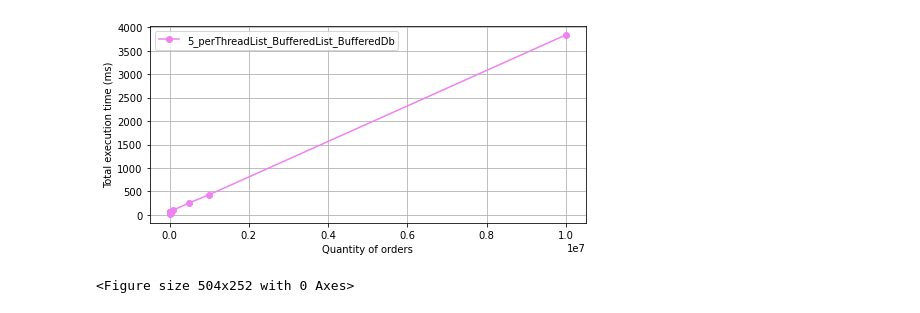
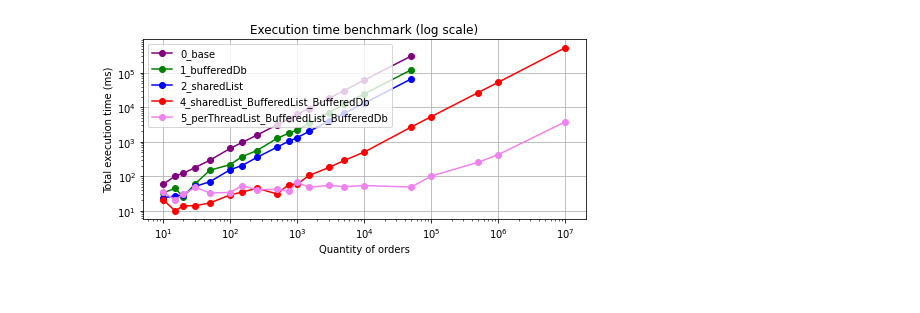
Before and after one commit to simbadSid/creedandbear_test, a Jupyter notebook: resource/plotScript.ipynb, the cells around one changed output. Saved outputs shown, nothing was run; the diff lists cells and outputs as text; code cells hidden in the pictures.

```diff
--- a/resource/plotScript.ipynb
+++ b/resource/plotScript.ipynb
@@ -1,37 +1,45 @@
 # %%
 from matplotlib import pyplot as plt
 
 plt.rcParams["figure.figsize"] = [7.00, 3.50]
 plt.rcParams["figure.autolayout"] = True
 fig = plt.figure()
 
 
 SIZE                                    = [10, 15, 20, 30, 50, 100, 150, 250, 500, 750, 1000, 1500, 3000, 5000, 10000, 50000,      100000, 500000, 1000000, 10000000]
 
 executionTime_0_base                    = [59, 101, 123, 180, 295, 646, 959, 1565, 3135, 4670, 6394, 9259, 18457, 30623, 61836, 307380]
 executionTime_1_bufferedDb              = [33, 45, 26, 61, 151, 219, 373, 558, 1265, 1791, 2214, 3433, 7070, 12308, 24612, 122504]
 executionTime_2_sharedList              = [24, 27, 29, 51, 70, 156, 206, 354, 702, 1043, 1330, 2012, 4083, 6741, 13208, 66803]
 executionTime_3_sharedList_BufferedList = [22, 24, 8, 24, 92, 164, 231, 331, 688, 1047, 1381, 2032, 4011, 6751, 13395, 66801, 135604, 814701, 1424905]
 executionTime_4_sharedList_BufferedList_BufferedDb = [21, 10, 14, 14, 17, 29, 35, 45, 31, 58, 60, 106, 182, 289, 507, 2689, 5422, 26909, 53758, 541971]
 executionTime_5_perThreadList_BufferedList_BufferedDb  = [35, 21, 30, 48, 33, 34, 54, 41, 42, 37, 67, 48, 55, 50, 54, 49, 102, 256, 429, 3840]
 
 plt.grid()
-#plt.plot(SIZE, executionTime_0_base,                               label="0_base",                               color="purple", marker="o")
-#plt.plot(SIZE, executionTime_1_bufferedDb,                         label="1_bufferedDb",                         color="green", marker="o")
-#plt.plot(SIZE, executionTime_2_sharedList,                         label="2_sharedList",                         color="blue", marker="o")
+
+plt.plot(SIZE[:-4], executionTime_0_base,                               label="0_base",                               color="purple", marker="o")
+plt.plot(SIZE[:-4], executionTime_1_bufferedDb,                         label="1_bufferedDb",                         color="green", marker="o")
+plt.plot(SIZE[:-4], executionTime_2_sharedList,                         label="2_sharedList",                         color="blue", marker="o")
 #plt.plot(SIZE, executionTime_3_sharedList_BufferedList,            label="3_sharedList_BufferedList",            color="yellow", marker="o")
-#plt.plot(SIZE, executionTime_4_sharedList_BufferedList_BufferedDb,  label="4_sharedList_BufferedList_BufferedDb",  color="red", marker="o")
+plt.plot(SIZE, executionTime_4_sharedList_BufferedList_BufferedDb,  label="4_sharedList_BufferedList_BufferedDb",  color="red", marker="o")
 plt.plot(SIZE, executionTime_5_perThreadList_BufferedList_BufferedDb,  label="5_perThreadList_BufferedList_BufferedDb",  color="violet", marker="o")
 
 plt.xlabel('Quantity of orders')
 plt.ylabel('Total execution time (ms)')
-#plt.xscale('log')
-#plt.yscale('log')
-plt.legend(loc='best')
+plt.legend(loc='upper left')
+
+"""
+"""
+plt.xscale('log')
+plt.yscale('log')
+plt.savefig('benchmark_log.png')
+plt.title('Execution time benchmark (log scale)')
+
+"""
+plt.savefig('benchmark.png')
+plt.title('Execution time benchmark')
+"""
 
 plt.show()
-
-plt.savefig('test.png')
 # %% [output]
-[figure, old version]
+[figure, new version]
-<Figure size 504x252 with 0 Axes>
```
Also changed, not shown: 4 other files.
